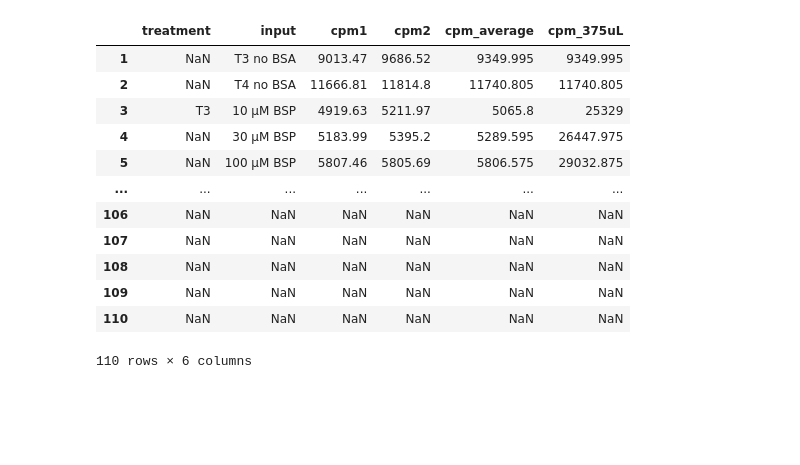
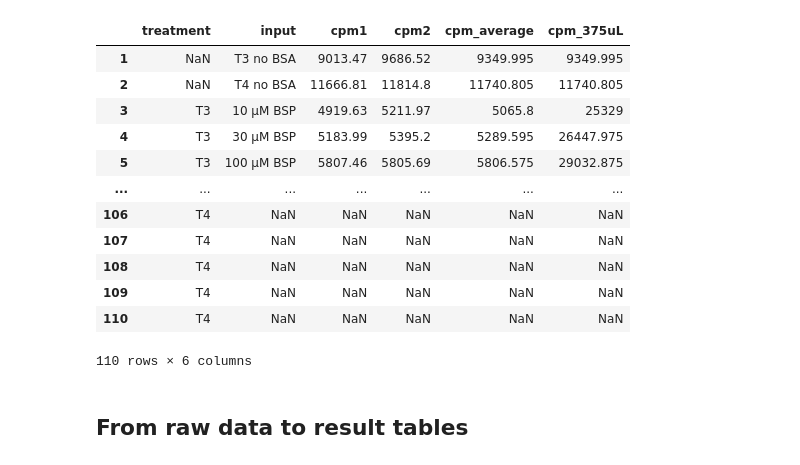
Before and after one commit to jmillanacosta/VHP4Safety2.4_1.1, a Jupyter notebook: 00_explore_uptake.ipynb, the cells around one changed output. Drawn from its saved outputs; the diff is of its cells as text; code cells hidden in the pictures; blank space fills up the shorter version.

```diff
--- a/00_explore_uptake.ipynb
+++ b/00_explore_uptake.ipynb
@@ -126,27 +139,31 @@ uptake_df_sknas
 # %%
 cpm_df = pd.read_excel(
-    "/home/javi/code/VHP4SAFETY/WP24_to_WP11/data/20240306_CP_TBBPA_BSP_NH3_IOP.xlsx",
+    "data/20240306_ CP_TBBPA_BSP_NH3_IOP.xlsx",
     sheet_name="uptake 06-03",
     skiprows=3,
     header=0,
-    usecols="B:G"
+    usecols="B:G",
 )
 cpm_df.columns = ["treatment", "input", "cpm1", "cpm2", "cpm_average", "cpm_375uL"]
 cpm_df.drop(index=0, inplace=True)
+cpm_df["treatment"].fillna(method="ffill", inplace=True)
+
 cpm_df
 # %% [output]
 |  | treatment | input | cpm1 | cpm2 | cpm_average | cpm_375uL |
 | 1 | NaN | T3 no BSA | 9013.47 | 9686.52 | 9349.995 | 9349.995 |
 | 2 | NaN | T4 no BSA | 11666.81 | 11814.8 | 11740.805 | 11740.805 |
 | 3 | T3 | 10 µM BSP | 4919.63 | 5211.97 | 5065.8 | 25329 |
-| 4 | NaN | 30 µM BSP | 5183.99 | 5395.2 | 5289.595 | 26447.975 |
-| 5 | NaN | 100 µM BSP | 5807.46 | 5805.69 | 5806.575 | 29032.875 |
+| 4 | T3 | 30 µM BSP | 5183.99 | 5395.2 | 5289.595 | 26447.975 |
+| 5 | T3 | 100 µM BSP | 5807.46 | 5805.69 | 5806.575 | 29032.875 |
 | ... | ... | ... | ... | ... | ... | ... |
-| 106 | NaN | NaN | NaN | NaN | NaN | NaN |
-| 107 | NaN | NaN | NaN | NaN | NaN | NaN |
-| 108 | NaN | NaN | NaN | NaN | NaN | NaN |
-| 109 | NaN | NaN | NaN | NaN | NaN | NaN |
-| 110 | NaN | NaN | NaN | NaN | NaN | NaN |
+| 106 | T4 | NaN | NaN | NaN | NaN | NaN |
+| 107 | T4 | NaN | NaN | NaN | NaN | NaN |
+| 108 | T4 | NaN | NaN | NaN | NaN | NaN |
+| 109 | T4 | NaN | NaN | NaN | NaN | NaN |
+| 110 | T4 | NaN | NaN | NaN | NaN | NaN |
 110 rows × 6 columns
+# %% [markdown]
+## From raw data to result tables
 # %%
 raw_df = pd.read_csv("data/004640.csv")
```
Also changed, not shown: parts of 14 cells of this notebook.
